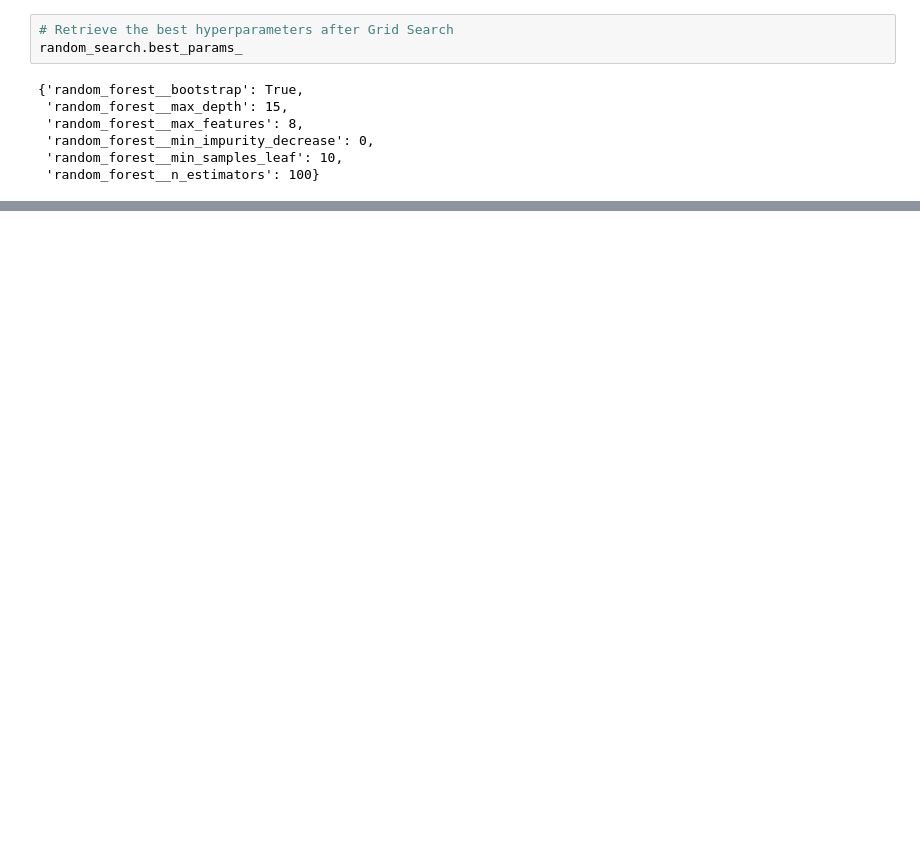
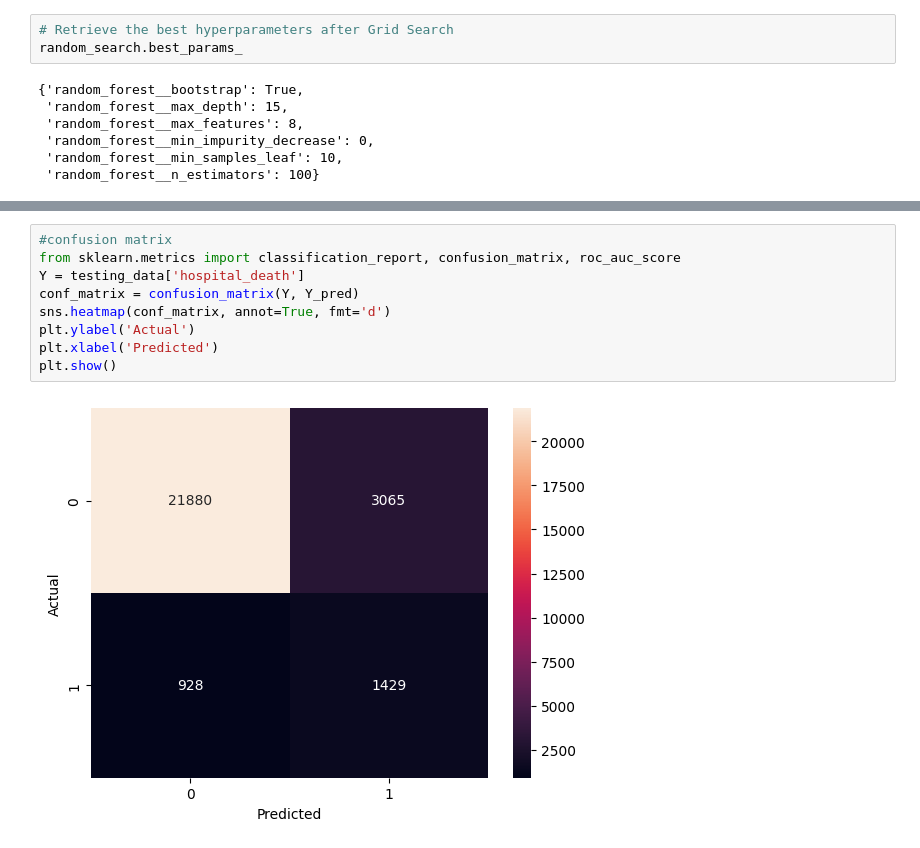
Before and after one commit to kcaat/datathon4, a Jupyter notebook: Datathon_4_Team_1.ipynb, the cells around one changed output, grey strips where cells are left out. Saved outputs shown, nothing was run; the diff lists cells and outputs as text; blank space fills up the shorter version.

Commit message:
added confusion matrix

```diff
--- a/Datathon_4_Team_1.ipynb
+++ b/Datathon_4_Team_1.ipynb
@@ -920,0 +940,11 @@ print(accuracy_score(testing_data['hospital_death'], Y_pred))
+# %%
+#confusion matrix
+from sklearn.metrics import classification_report, confusion_matrix, roc_auc_score
+Y = testing_data['hospital_death']
+conf_matrix = confusion_matrix(Y, Y_pred)
+sns.heatmap(conf_matrix, annot=True, fmt='d')
+plt.ylabel('Actual')
+plt.xlabel('Predicted')
+plt.show()
+# %% [output]
+[figure, added]
```
Also changed, not shown: parts of 20 cells of this notebook.
